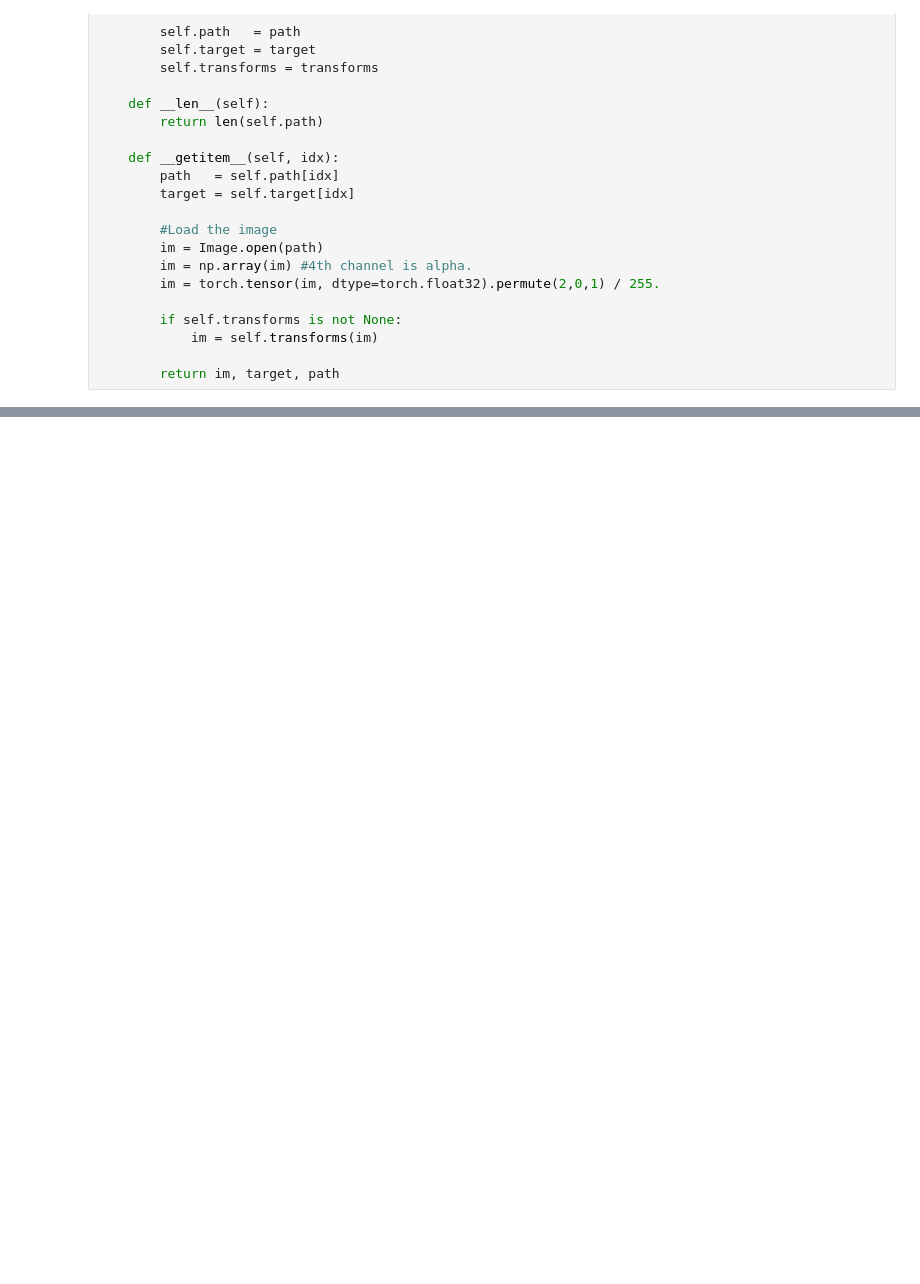
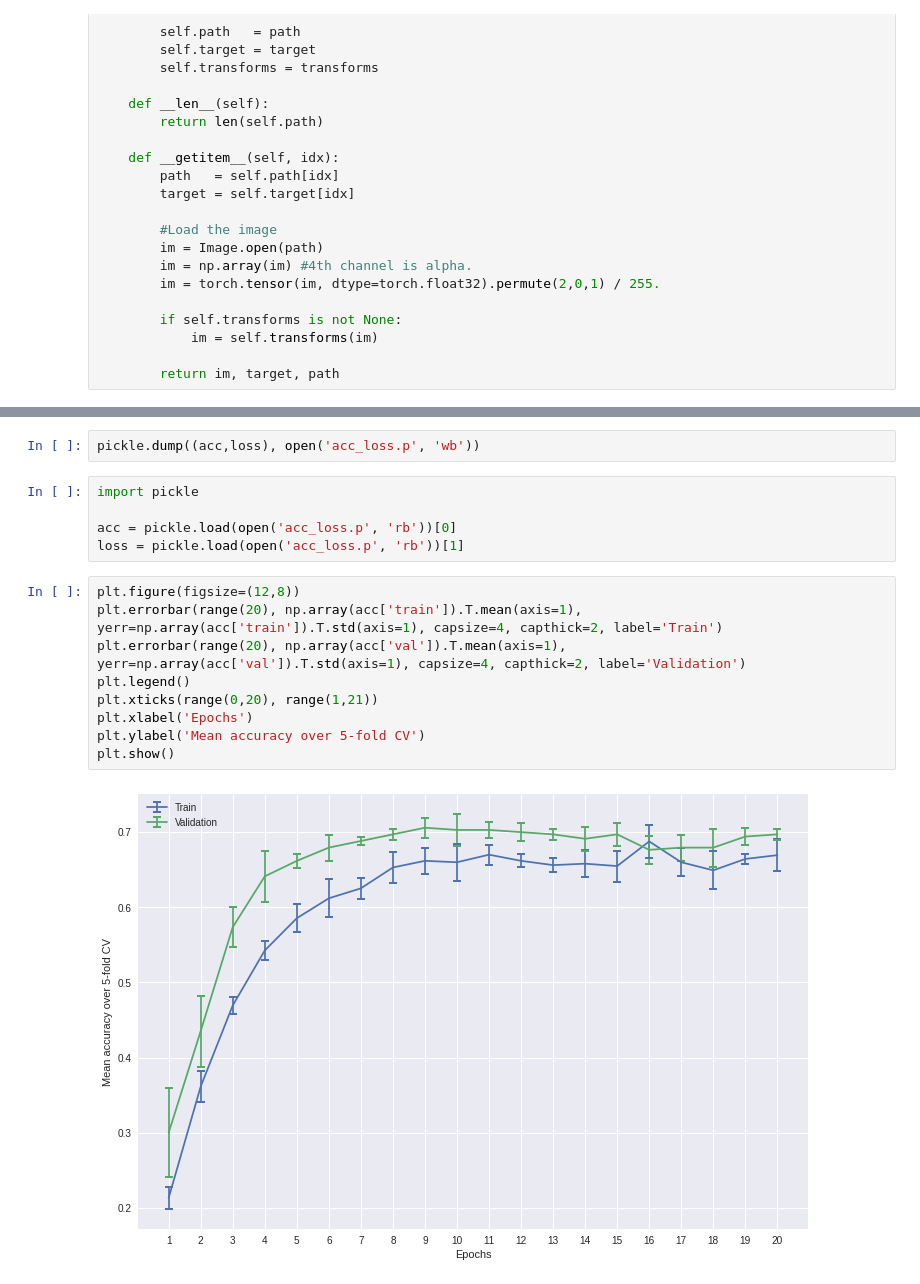
Before and after one commit to vstenby/DiagnosisCorrection02456, a Jupyter notebook: transfer_learning.ipynb, the cells around one changed output, grey strips where cells are left out. Cells and saved outputs as stored; diff of their text form; blank space fills up the shorter version.

Commit message:
updated diagnosis transfer learning to use 5-fold CV

```diff
--- a/transfer_learning.ipynb
+++ b/transfer_learning.ipynb
@@ -176,0 +184,18 @@ KeyboardInterrupt:
+# %%
+pickle.dump((acc,loss), open('acc_loss.p', 'wb'))
+# %%
+import pickle
+
+acc = pickle.load(open('acc_loss.p', 'rb'))[0]
+loss = pickle.load(open('acc_loss.p', 'rb'))[1]
+# %%
+plt.figure(figsize=(12,8))
+plt.errorbar(range(20), np.array(acc['train']).T.mean(axis=1), yerr=np.array(acc['train']).T.std(axis=1), capsize=4, capthick=2, label='Train')
+plt.errorbar(range(20), np.array(acc['val']).T.mean(axis=1), yerr=np.array(acc['val']).T.std(axis=1), capsize=4, capthick=2, label='Validation')
+plt.legend()
+plt.xticks(range(0,20), range(1,21))
+plt.xlabel('Epochs')
+plt.ylabel('Mean accuracy over 5-fold CV')
+plt.show()
+# %% [output]
+[figure, added]
```
Also changed, not shown: parts of 7 cells of this notebook.
